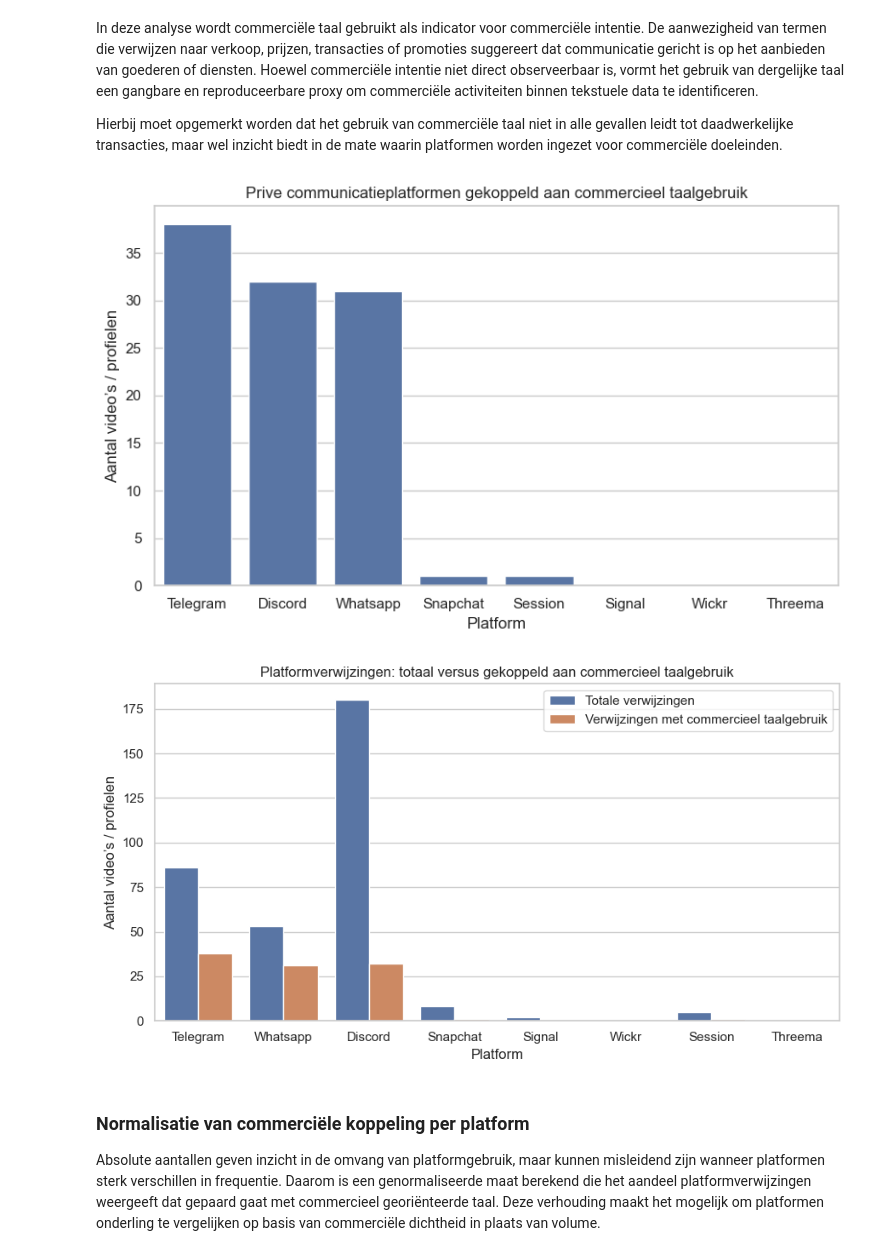
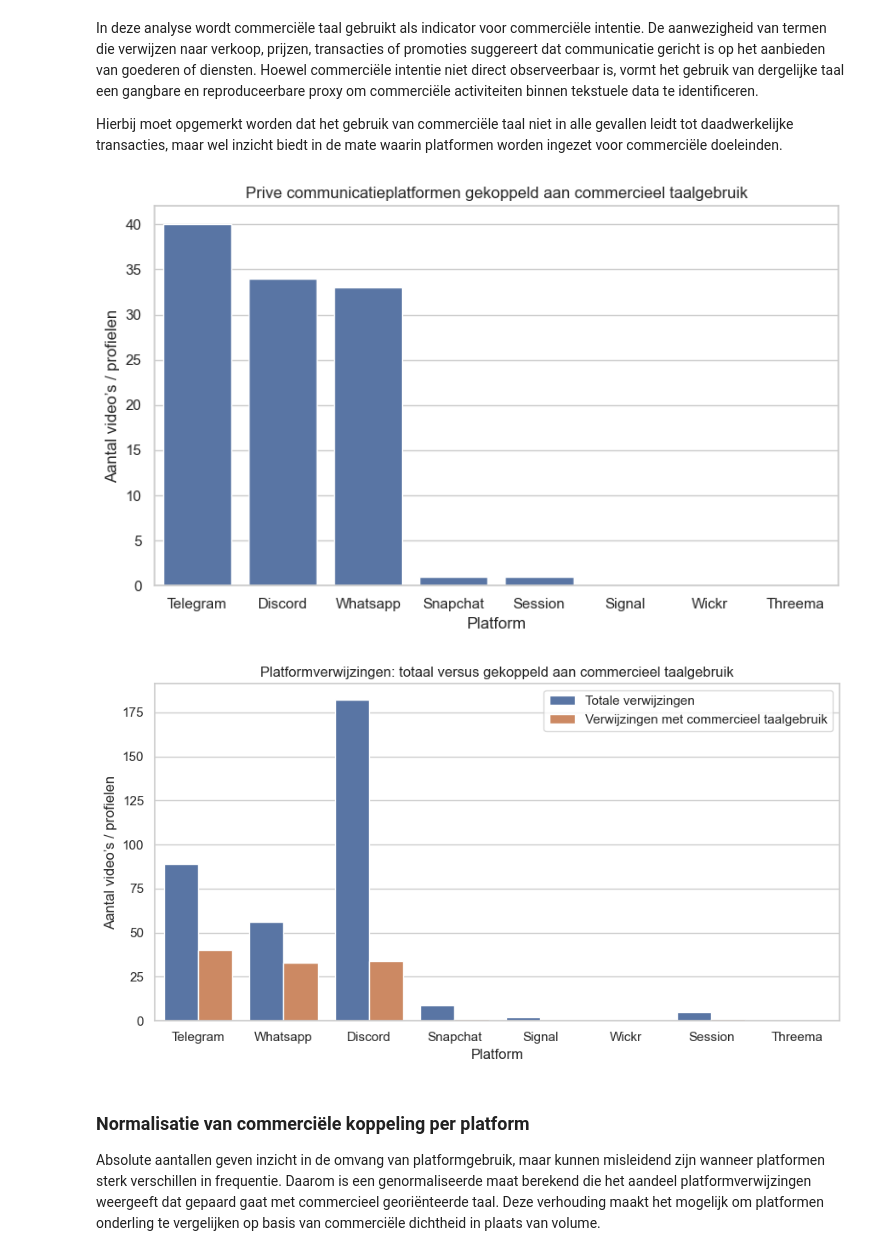
Before and after one commit to Daanscheltema/Tiktok, a Jupyter notebook: Data analyse.ipynb, the cells around one changed output. Drawn from its saved outputs; the diff is of its cells as text; code cells hidden in the pictures.

```diff
--- a/Data analyse.ipynb
+++ b/Data analyse.ipynb
@@ -587,14 +588,14 @@ Om een vollediger beeld te krijgen van het doorverwijzingsproces, worden Telegra
 # %%
 # Patronen voor private/direct messaging-platformen
 patterns = {
-    "telegram": r"(t\.me/|telegram\.me|telegram\b)",
-    "whatsapp": r"(wa\.me/|whatsapp\.com|whatsapp\b)",
-    "discord": r"(discord\.gg/|discord\.com|discord\b)",
-    "snapchat": r"(snapchat\.com|snapchat\b|snap\s*:\s*@)",
-    "signal": r"(signal\.me|signal\b)",
-    "wickr": r"(wickr\.me|wickr\b)",
-    "session": r"(getsession\.org|session\b)",
-    "threema": r"(threema\.ch|threema\b)",
+    "telegram": r"(?:t\.me/|telegram\.me|telegram\b)",
+    "whatsapp": r"(?:wa\.me/|whatsapp\.com|whatsapp\b)",
+    "discord": r"(?:discord\.gg/|discord\.com|discord\b)",
+    "snapchat": r"(?:snapchat\.com|snapchat\b|snap\s*:\s*@)",
+    "signal": r"(?:signal\.me|signal\b)",
+    "wickr": r"(?:wickr\.me|wickr\b)",
+    "session": r"(?:getsession\.org|session\b)",
+    "threema": r"(?:threema\.ch|threema\b)",
 }
 
 # Detectie in bio_domain (expliciete links)
@@ -736,19 +737,19 @@ plt.ylabel("Aantal video’s / profielen")
 plt.tight_layout()
 plt.show()
 # %% [output]
-[figure, old version]
+[figure, new version]
 # %%
 # --- 1) Totale platformverwijzingen (gebaseerd uit eerder gerunde plot)
 total_counts = {
-    "telegram": 86,
-    "whatsapp": 53,
-    "discord": 180,
-    "snapchat": 8,
+    "telegram": 89,
+    "whatsapp": 56,
+    "discord": 182,
+    "snapchat": 9,
     "signal": 2,
     "wickr": 0,
     "session": 5,
     "threema": 0
-}
+    }
 
 # --- 2) Platform × commercieel taalgebruik
 platforms = list(total_counts.keys())
@@ -759,34 +760,34 @@ overlap_counts = {
 }
 
 # --- 3) Vergelijkingsdataframe
 comparison_df = pd.DataFrame({
     "Platform": [p.capitalize() for p in platforms],
     "Totale verwijzingen": [total_counts[p] for p in platforms],
     "Verwijzingen met commercieel taalgebruik": [overlap_counts[p] for p in platforms]
 })
 
 # Long format voor gegroepeerde balken
 plot_long = comparison_df.melt(
     id_vars="Platform",
     value_vars=["Totale verwijzingen", "Verwijzingen met commercieel taalgebruik"],
     var_name="Type",
     value_name="Aantal"
 )
 
 # --- 4) Visualisatie
 sns.set_theme(style="whitegrid")
 plt.figure(figsize=(9, 5))
 sns.barplot(data=plot_long, x="Platform", y="Aantal", hue="Type")
 
 plt.title("Platformverwijzingen: totaal versus gekoppeld aan commercieel taalgebruik")
 plt.xlabel("Platform")
 plt.ylabel("Aantal video’s / profielen")
 plt.legend(title="")
 
 plt.tight_layout()
 plt.show()
 # %% [output]
-[figure, old version]
+[figure, new version]
 # %% [markdown]
 ### Normalisatie van commerciële koppeling per platform
 
```
Also changed, not shown: parts of 34 cells of this notebook, 10 other files.
